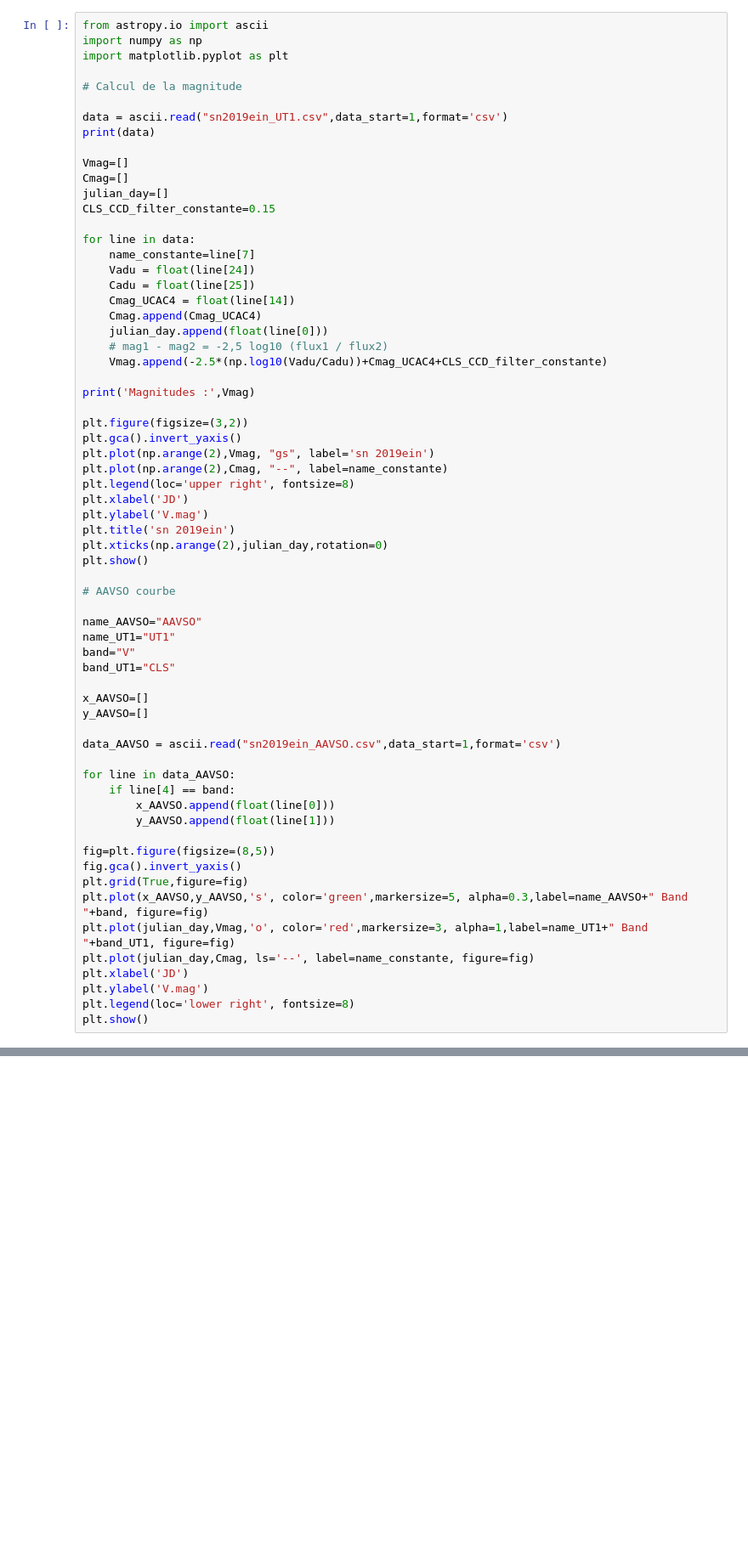
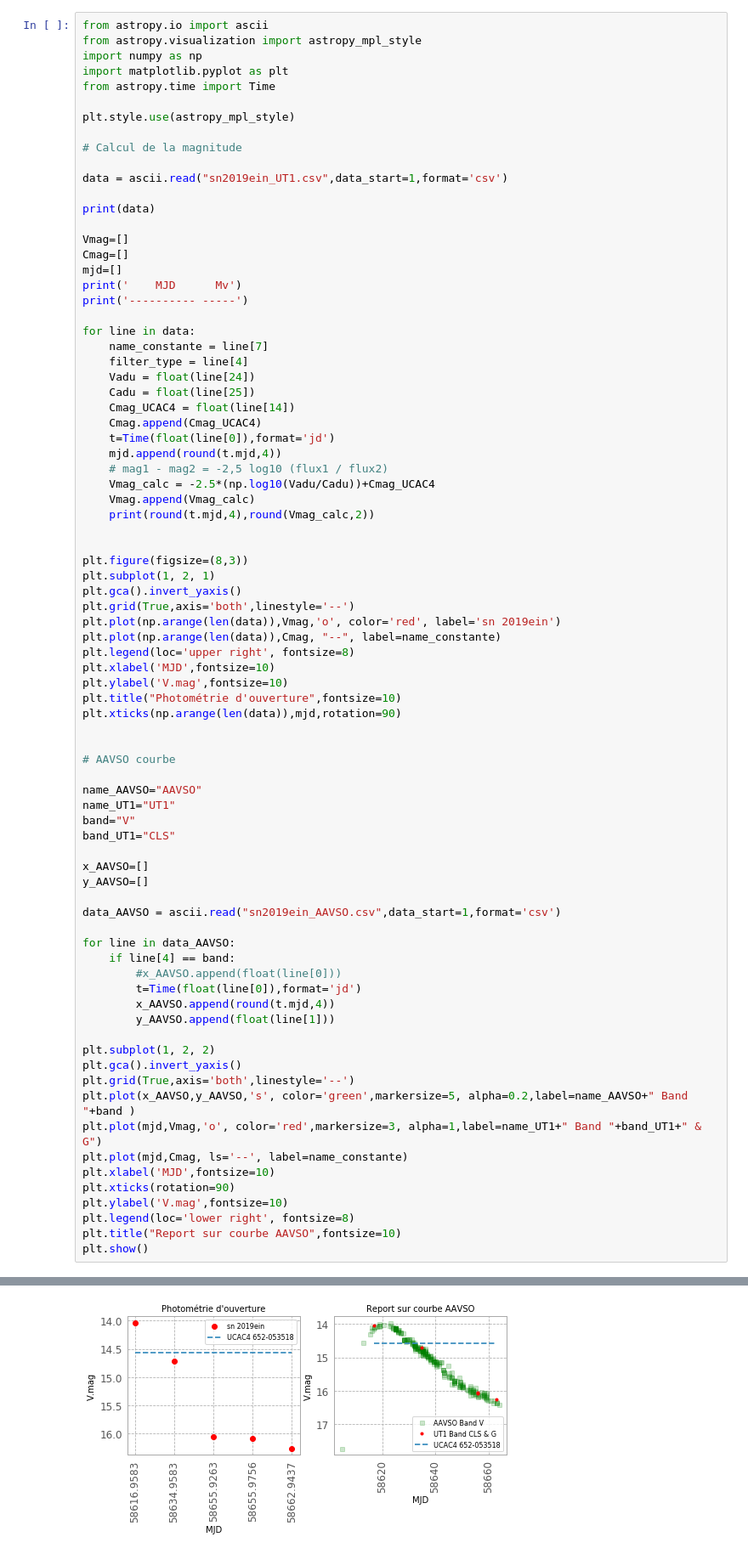
Before and after one commit to dtouzan/sn2019ein, a Jupyter notebook: sn2019ein.ipynb, the cells around one changed output, grey strips where cells are left out. Shown at 85% size. Saved outputs shown, nothing was run; the diff lists cells and outputs as text; blank space fills up the shorter version.

```diff
--- a/sn2019ein.ipynb
+++ b/sn2019ein.ipynb
@@ -45,40 +515,51 @@ le site de l'AAVSO et affichage des deux courbes<br>
 # %%
 from astropy.io import ascii
+from astropy.visualization import astropy_mpl_style
 import numpy as np
 import matplotlib.pyplot as plt
+from astropy.time import Time
+
+plt.style.use(astropy_mpl_style)
 
 # Calcul de la magnitude
 
 data = ascii.read("sn2019ein_UT1.csv",data_start=1,format='csv')
+
 print(data)
 
 Vmag=[]
 Cmag=[]
-julian_day=[]
-CLS_CCD_filter_constante=0.15
+mjd=[]
+print('    MJD      Mv')
+print('---------- -----')
 
 for line in data:
-    name_constante=line[7]
+    name_constante = line[7]
+    filter_type = line[4]
     Vadu = float(line[24])
     Cadu = float(line[25])
     Cmag_UCAC4 = float(line[14])
     Cmag.append(Cmag_UCAC4)
-    julian_day.append(float(line[0]))
+    t=Time(float(line[0]),format='jd')
+    mjd.append(round(t.mjd,4))
     # mag1 - mag2 = -2,5 log10 (flux1 / flux2)
-    Vmag.append(-2.5*(np.log10(Vadu/Cadu))+Cmag_UCAC4+CLS_CCD_filter_constante)
+    Vmag_calc = -2.5*(np.log10(Vadu/Cadu))+Cmag_UCAC4
+    Vmag.append(Vmag_calc)
+    print(round(t.mjd,4),round(Vmag_calc,2))
 
-print('Magnitudes :',Vmag)
 
-plt.figure(figsize=(3,2))
+plt.figure(figsize=(8,3))
+plt.subplot(1, 2, 1)
 plt.gca().invert_yaxis()
-plt.plot(np.arange(2),Vmag, "gs", label='sn 2019ein')
-plt.plot(np.arange(2),Cmag, "--", label=name_constante)
+plt.grid(True,axis='both',linestyle='--')
+plt.plot(np.arange(len(data)),Vmag,'o', color='red', label='sn 2019ein')
+plt.plot(np.arange(len(data)),Cmag, "--", label=name_constante)
 plt.legend(loc='upper right', fontsize=8)
-plt.xlabel('JD')
-plt.ylabel('V.mag')
-plt.title('sn 2019ein')
-plt.xticks(np.arange(2),julian_day,rotation=0)
-plt.show()
+plt.xlabel('MJD',fontsize=10)
+plt.ylabel('V.mag',fontsize=10)
+plt.title("Photométrie d'ouverture",fontsize=10)
+plt.xticks(np.arange(len(data)),mjd,rotation=90)
+
 
 # AAVSO courbe
 
@@ -94,17 +575,21 @@ data_AAVSO = ascii.read("sn2019ein_AAVSO.csv",data_start=1,format='csv')
 
 for line in data_AAVSO:
     if line[4] == band:
-        x_AAVSO.append(float(line[0]))
+        #x_AAVSO.append(float(line[0]))
+        t=Time(float(line[0]),format='jd')
+        x_AAVSO.append(round(t.mjd,4))
         y_AAVSO.append(float(line[1]))
 
-fig=plt.figure(figsize=(8,5))
-fig.gca().invert_yaxis()
-plt.grid(True,figure=fig)
-plt.plot(x_AAVSO,y_AAVSO,'s', color='green',markersize=5, alpha=0.3,label=name_AAVSO+" Band "+band, figure=fig)
-plt.plot(julian_day,Vmag,'o', color='red',markersize=3, alpha=1,label=name_UT1+" Band "+band_UT1, figure=fig)
-plt.plot(julian_day,Cmag, ls='--', label=name_constante, figure=fig)
-plt.xlabel('JD')
-plt.ylabel('V.mag')
+plt.subplot(1, 2, 2)
+plt.gca().invert_yaxis()
+plt.grid(True,axis='both',linestyle='--')
+plt.plot(x_AAVSO,y_AAVSO,'s', color='green',markersize=5, alpha=0.2,label=name_AAVSO+" Band "+band )
+plt.plot(mjd,Vmag,'o', color='red',markersize=3, alpha=1,label=name_UT1+" Band "+band_UT1+" & G")
+plt.plot(mjd,Cmag, ls='--', label=name_constante)
+plt.xlabel('MJD',fontsize=10)
+plt.xticks(rotation=90)
+plt.ylabel('V.mag',fontsize=10)
 plt.legend(loc='lower right', fontsize=8)
+plt.title("Report sur courbe AAVSO",fontsize=10)
 plt.show()
 # %% [output]
@@ -111,0 +610 @@ FileNotFoundError: ignored
+[figure, added]
```
Also changed, not shown: parts of 21 cells of this notebook, 12 other files.
